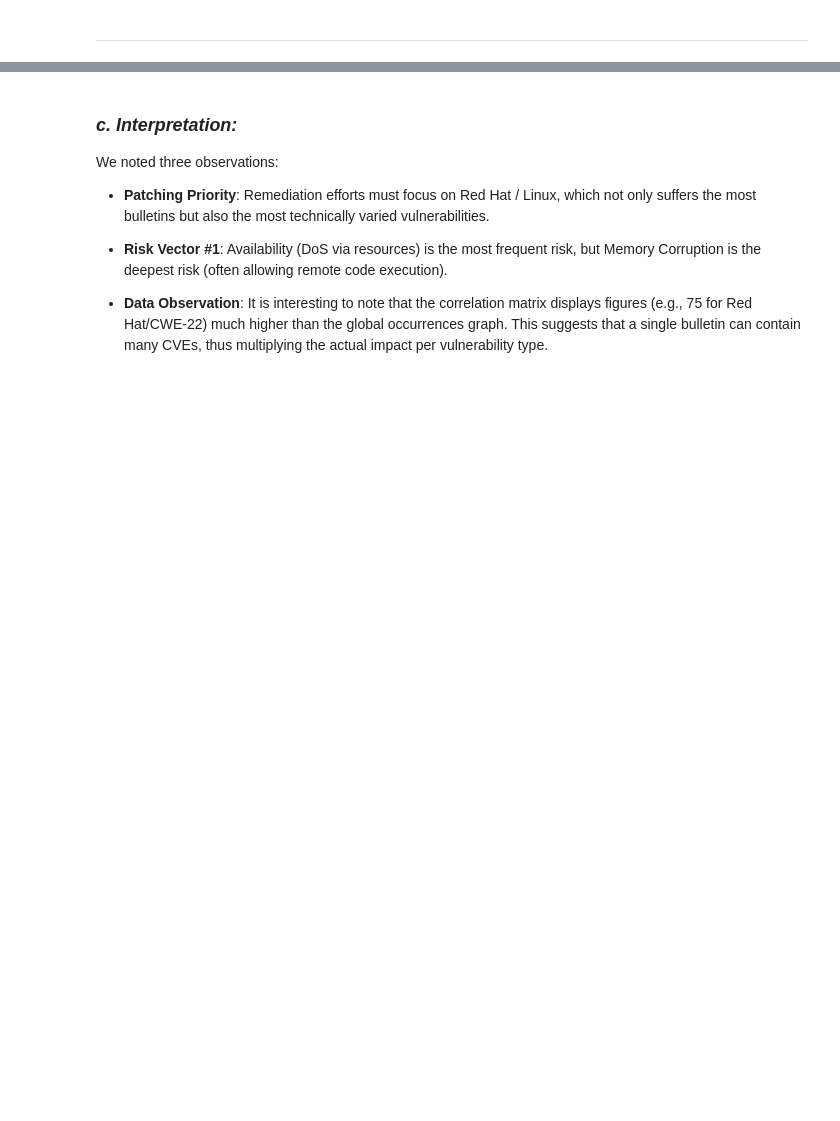
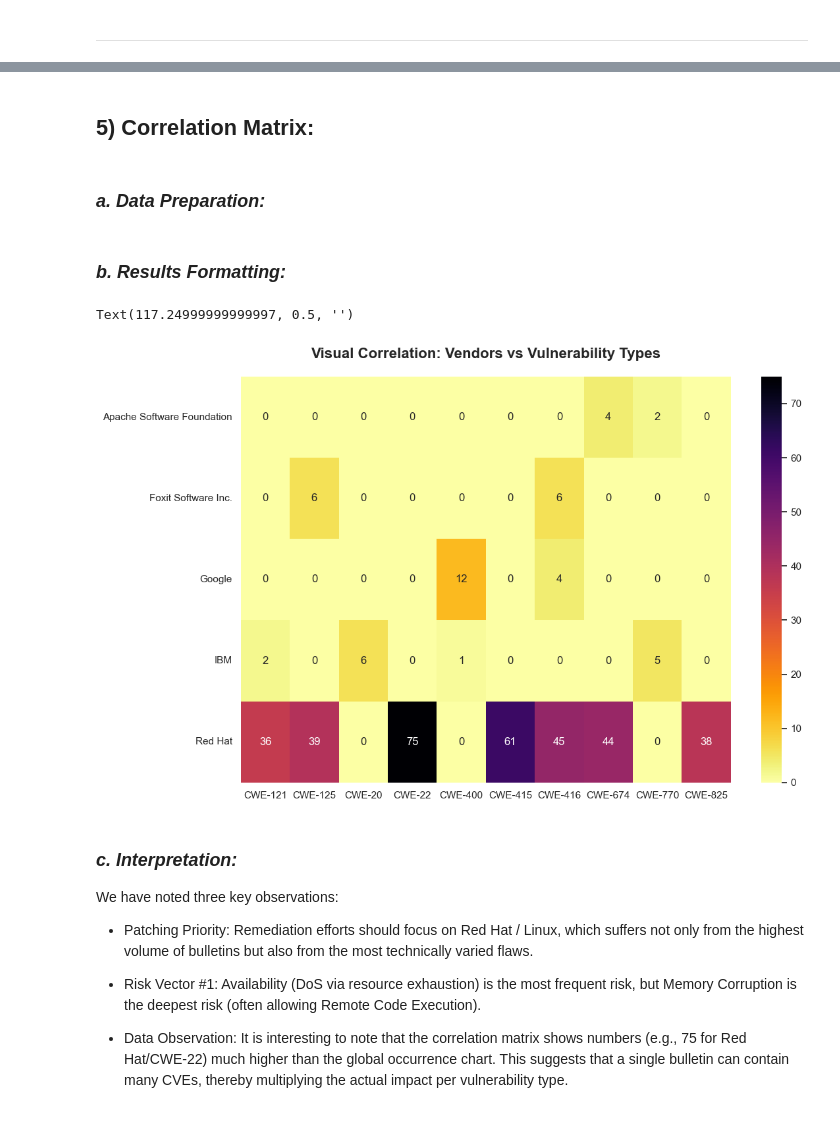
Before and after one commit to Azelout/AlertANSSI, a Jupyter notebook: notebooks/data_analysis_en.ipynb, the cells around one changed output, grey strips where cells are left out. Cells and saved outputs as stored; diff of their text form; code cells hidden in the pictures; blank space fills up the shorter version.

```diff
--- a/notebooks/data_analysis_en.ipynb
+++ b/notebooks/data_analysis_en.ipynb
@@ -375,0 +546,11 @@ plt.ylabel("Occurrence")
+# %%
+data3 = data3.dropna(subset=["affected_product"])
+
+# Assuming rows have non-null vendor, versions, or product values
+data3["vendor"] = data3["affected_product"].apply(lambda x: x["vendor"])
+data3["versions"] = data3["affected_product"].apply(lambda x: x["versions"])
+data3["product"] = data3["affected_product"].apply(lambda x: x["product"])
+
+data3 = data3[data3["vendor"] != "n/a"] # Remove all n/a entries
+
+top_10_3 = data3["vendor"].value_counts().head(10)
@@ -375,0 +600,20 @@ plt.ylabel("Occurrence")
+# %%
+plt.figure(figsize=(12, 8))
+sns.set_theme(style="whitegrid")
+
+ax = sns.barplot(
+    data=top_10_4,
+    x='occurrences',
+    y='label',
+    hue='label',
+    palette='flare',
+    legend=False
+)
+
+for container in ax.containers:
+    ax.bar_label(container, padding=5, fontweight='bold', fontsize=11)
+
+plt.title("Top 10 Vulnerability Types (CWE)", fontsize=16, pad=20, fontweight='bold')
+plt.xlabel("Number of Occurrences", fontsize=12)
+plt.ylabel("") # Hide redundant Y label
+sns.despine(left=True, bottom=True)
@@ -376,9 +642,32 @@ plt.ylabel("Occurrence")
+# %% [markdown]
+## 5) Correlation Matrix:
+# %% [markdown]
+### *a. Data Preparation:*
+# %%
+# Filter data to keep only the respective top 10
+top_vendors = data3['vendor'].value_counts().head(10).index
+top_cwes = data3['cwe'].value_counts().head(10).index
+
+subset = data3[data3['vendor'].isin(top_vendors) & data3['cwe'].isin(top_cwes)]
+
+matrix = pd.crosstab(subset['vendor'], subset['cwe']) # Use crosstab to create the matrix
+# %% [markdown]
+### *b. Results Formatting:*
+# %%
+plt.figure(figsize=(12, 8))
+sns.heatmap(matrix, annot=True, cmap="inferno_r")
+plt.title("Visual Correlation: Vendors vs Vulnerability Types", fontsize=16, pad=20, fontweight='bold')
+plt.xlabel("")
+plt.ylabel("")
+# %% [output]
+Text(117.24999999999997, 0.5, '')
+[figure, added]
 # %% [markdown]
 ### *c. Interpretation:*
-We noted three observations:
+We have noted three key observations:
 
-- **Patching Priority**: Remediation efforts must focus on Red Hat / Linux, which not only suffers the most bulletins but also the most technically varied vulnerabilities.
+- Patching Priority: Remediation efforts should focus on Red Hat / Linux, which suffers not only from the highest volume of bulletins but also from the most technically varied flaws.
 
-- **Risk Vector #1**: Availability (DoS via resources) is the most frequent risk, but Memory Corruption is the deepest risk (often allowing remote code execution).
+- Risk Vector #1: Availability (DoS via resource exhaustion) is the most frequent risk, but Memory Corruption is the deepest risk (often allowing Remote Code Execution).
 
-- **Data Observation**: It is interesting to note that the correlation matrix displays figures (e.g., 75 for Red Hat/CWE-22) much higher than the global occurrences graph. This suggests that a single bulletin can contain many CVEs, thus multiplying the actual impact per vulnerability type.
+- Data Observation: It is interesting to note that the correlation matrix shows numbers (e.g., 75 for Red Hat/CWE-22) much higher than the global occurrence chart. This suggests that a single bulletin can contain many CVEs, thereby multiplying the actual impact per vulnerability type.
```
Also changed, not shown: parts of 35 cells of this notebook, 1 other file.
